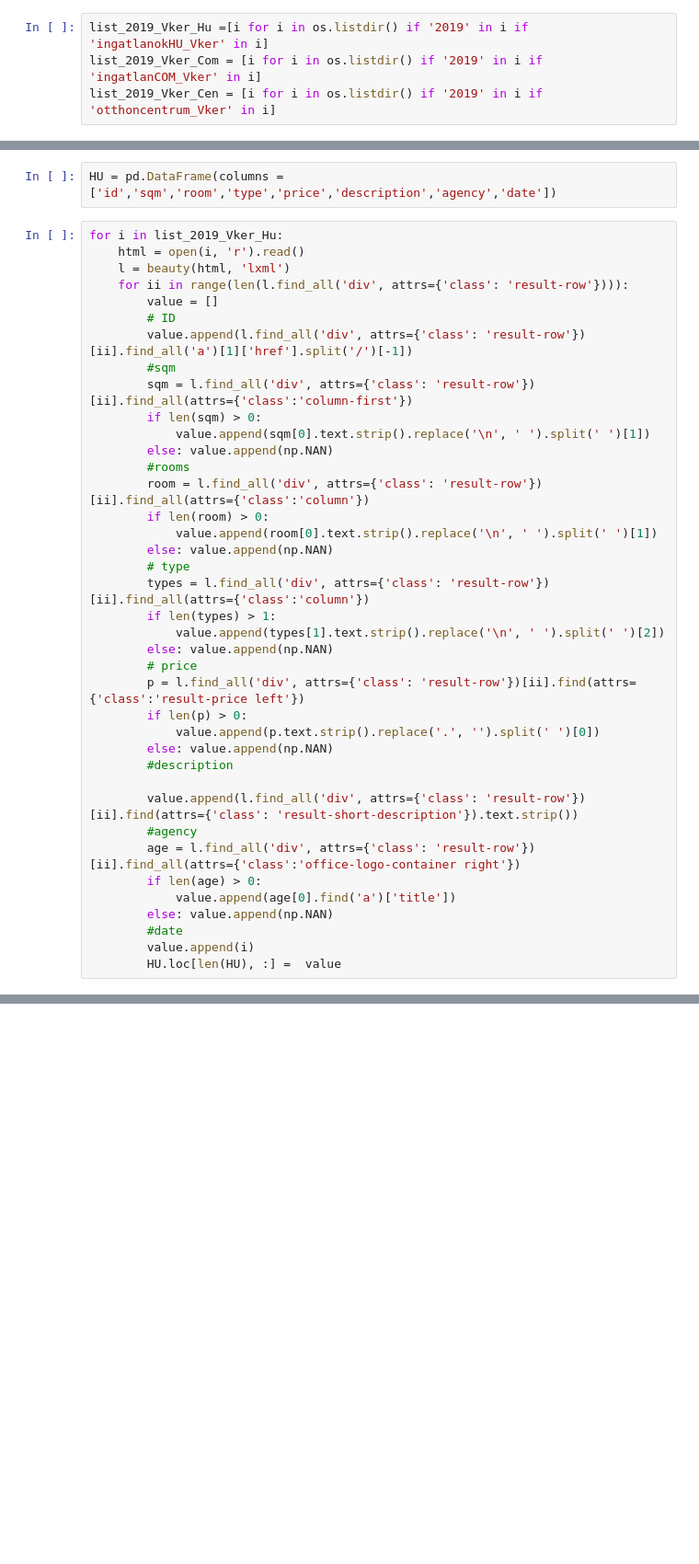
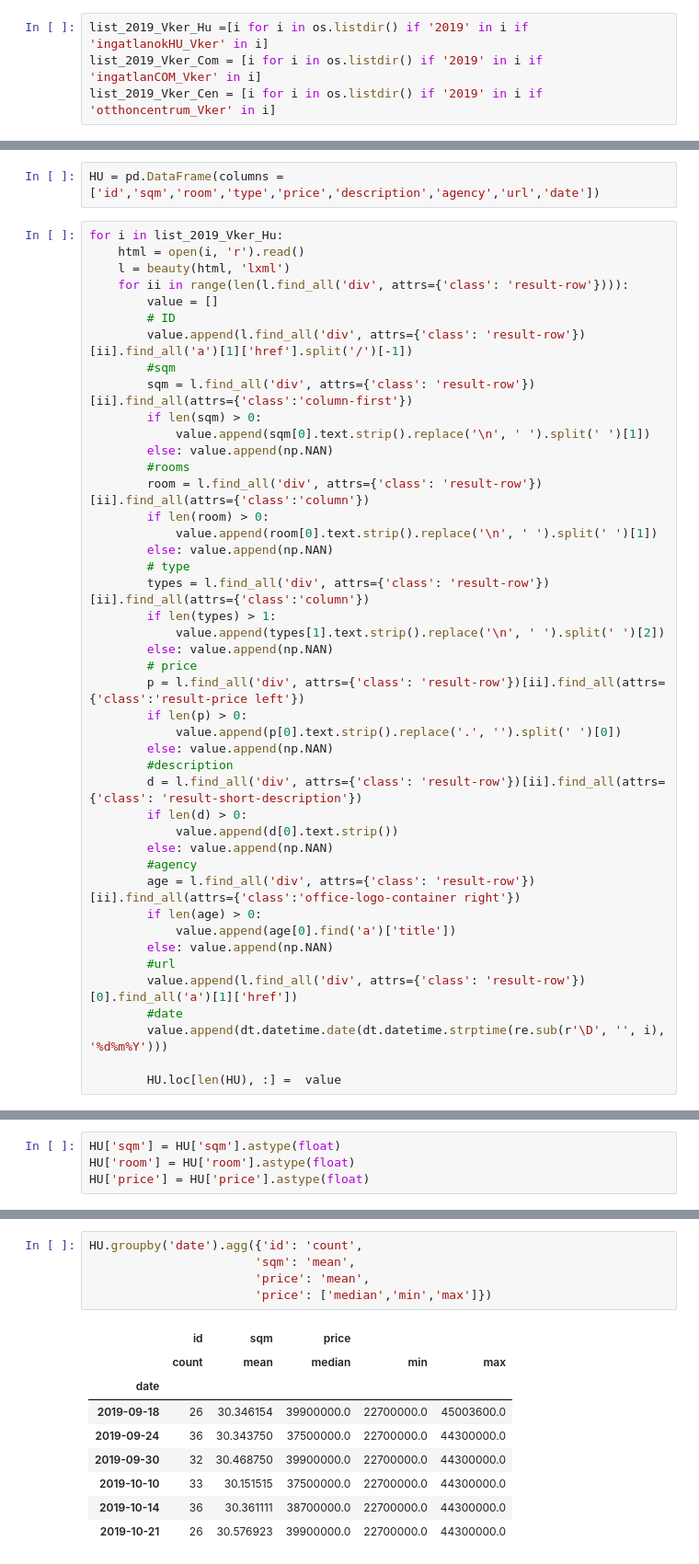
Before and after one commit to Htrismegistos/projectbuds, a Jupyter notebook: Hungarian_property/data_extraction.ipynb, the cells around one changed output, grey strips where cells are left out. Shown at 92% size. Drawn from its saved outputs; the diff is of its cells as text; blank space fills up the shorter version.

Commit message:
data collection,extraction improved, new data, DF saved in csv

```diff
--- a/Hungarian_property/data_extraction.ipynb
+++ b/Hungarian_property/data_extraction.ipynb
@@ -19,5 +14,5 @@ list_2019_Vker_Hu
 # %%
-HU = pd.DataFrame(columns =['id','sqm','room','type','price','description','agency','date'])
+HU = pd.DataFrame(columns =['id','sqm','room','type','price','description','agency','url','date'])
 # %%
 for i in list_2019_Vker_Hu:
     html = open(i, 'r').read()
@@ -42,18 +37,23 @@ for i in list_2019_Vker_Hu:
             value.append(types[1].text.strip().replace('\n', ' ').split(' ')[2])
         else: value.append(np.NAN)
         # price
-        p = l.find_all('div', attrs={'class': 'result-row'})[ii].find(attrs={'class':'result-price left'})
+        p = l.find_all('div', attrs={'class': 'result-row'})[ii].find_all(attrs={'class':'result-price left'})
         if len(p) > 0:
-            value.append(p.text.strip().replace('.', '').split(' ')[0])
+            value.append(p[0].text.strip().replace('.', '').split(' ')[0])
         else: value.append(np.NAN)
         #description
-
-        value.append(l.find_all('div', attrs={'class': 'result-row'})[ii].find(attrs={'class': 'result-short-description'}).text.strip())
+        d = l.find_all('div', attrs={'class': 'result-row'})[ii].find_all(attrs={'class': 'result-short-description'})
+        if len(d) > 0:
+            value.append(d[0].text.strip())
+        else: value.append(np.NAN)
         #agency
         age = l.find_all('div', attrs={'class': 'result-row'})[ii].find_all(attrs={'class':'office-logo-container right'})
         if len(age) > 0:
             value.append(age[0].find('a')['title'])
         else: value.append(np.NAN)
+        #url
+        value.append(l.find_all('div', attrs={'class': 'result-row'})[0].find_all('a')[1]['href'])
         #date
-        value.append(i)
+        value.append(dt.datetime.date(dt.datetime.strptime(re.sub(r'\D', '', i), '%d%m%Y')))
+
         HU.loc[len(HU), :] =  value
@@ -101,0 +60,4 @@ HU
+# %%
+HU['sqm'] = HU['sqm'].astype(float)
+HU['room'] = HU['room'].astype(float)
+HU['price'] = HU['price'].astype(float)
@@ -101,0 +66,15 @@ HU
+# %%
+HU.groupby('date').agg({'id': 'count',
+                       'sqm': 'mean',
+                       'price': 'mean',
+                       'price': ['median','min','max']})
+# %% [output]
+|  | id | sqm | price |  |  |
+|  | count | mean | median | min | max |
+| date |  |  |  |  |  |
+| 2019-09-18 | 26 | 30.346154 | 39900000.0 | 22700000.0 | 45003600.0 |
+| 2019-09-24 | 36 | 30.343750 | 37500000.0 | 22700000.0 | 44300000.0 |
+| 2019-09-30 | 32 | 30.468750 | 39900000.0 | 22700000.0 | 44300000.0 |
+| 2019-10-10 | 33 | 30.151515 | 37500000.0 | 22700000.0 | 44300000.0 |
+| 2019-10-14 | 36 | 30.361111 | 38700000.0 | 22700000.0 | 44300000.0 |
+| 2019-10-21 | 26 | 30.576923 | 39900000.0 | 22700000.0 | 44300000.0 |
```
Also changed, not shown: parts of 12 cells of this notebook, 4 other files.
